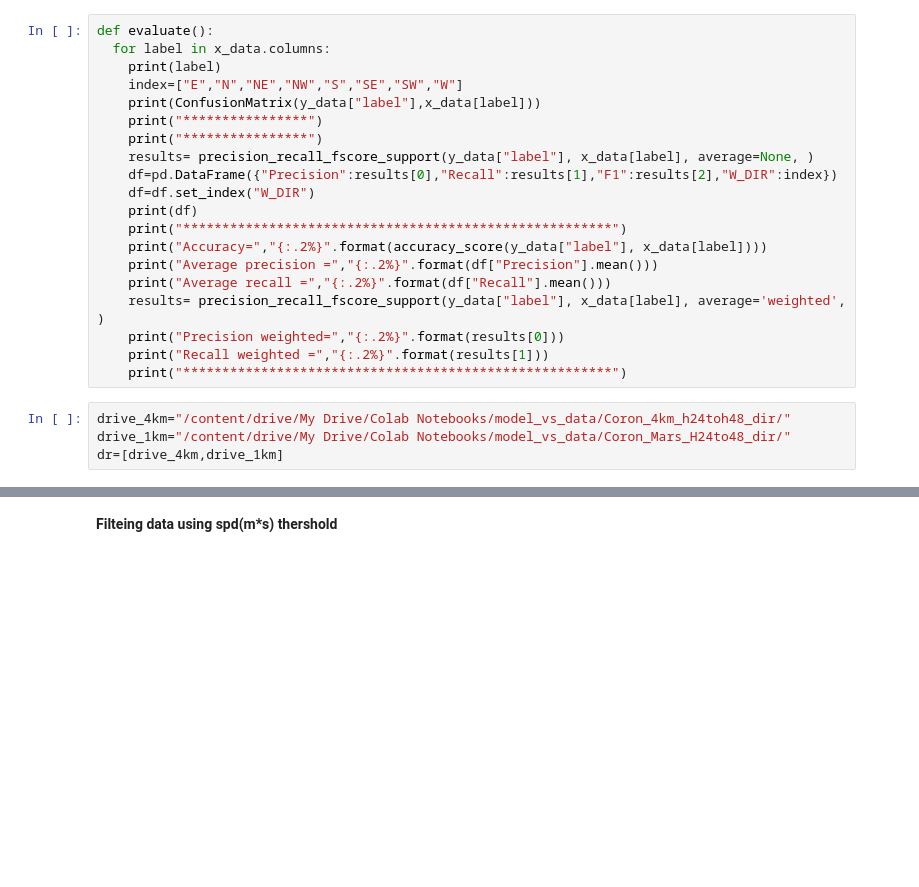
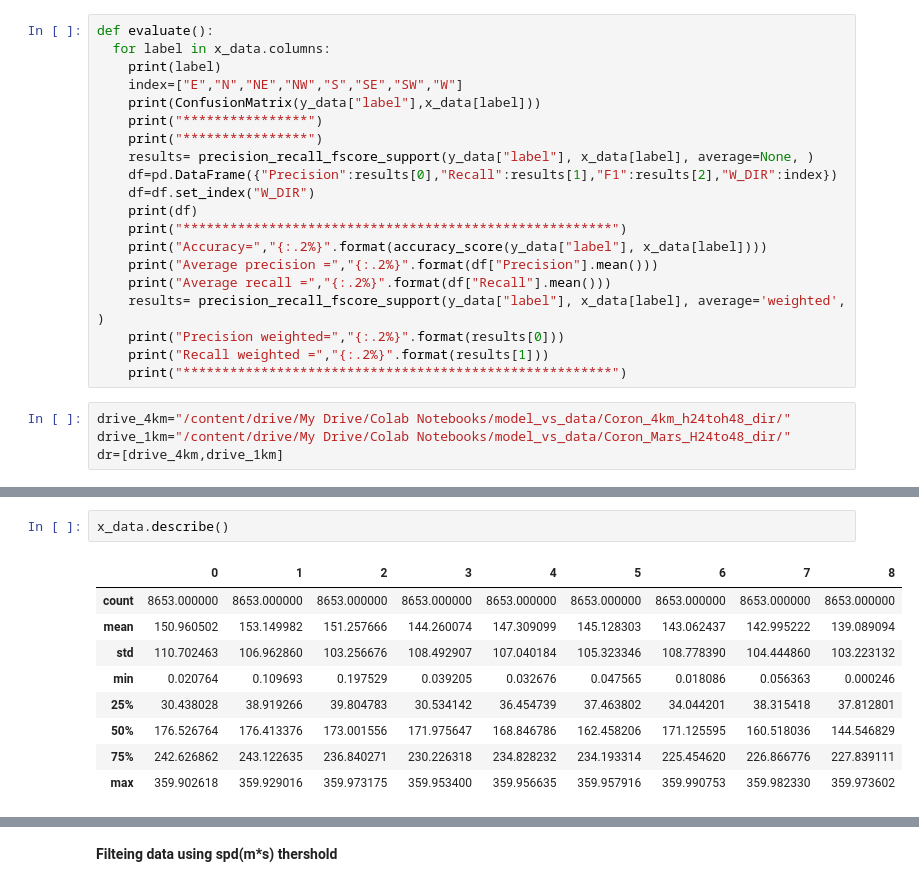
Before and after one commit to granantuin/Model_vs_data_label, a Jupyter notebook: Display_data_model_label.ipynb, the cells around one changed output, grey strips where cells are left out. Cells and saved outputs as stored; diff of their text form; blank space fills up the shorter version.

```diff
--- a/Display_data_model_label.ipynb
+++ b/Display_data_model_label.ipynb
@@ -44,0 +60,12 @@ y_sp["spd"]=y_sp["spd"]/3.6
+# %%
+x_data.describe()
+# %% [output]
+|  | 0 | 1 | 2 | 3 | 4 | 5 | 6 | 7 | 8 |
+| count | 8653.000000 | 8653.000000 | 8653.000000 | 8653.000000 | 8653.000000 | 8653.000000 | 8653.000000 | 8653.000000 | 8653.000000 |
+| mean | 150.960502 | 153.149982 | 151.257666 | 144.260074 | 147.309099 | 145.128303 | 143.062437 | 142.995222 | 139.089094 |
+| std | 110.702463 | 106.962860 | 103.256676 | 108.492907 | 107.040184 | 105.323346 | 108.778390 | 104.444860 | 103.223132 |
+| min | 0.020764 | 0.109693 | 0.197529 | 0.039205 | 0.032676 | 0.047565 | 0.018086 | 0.056363 | 0.000246 |
+| 25% | 30.438028 | 38.919266 | 39.804783 | 30.534142 | 36.454739 | 37.463802 | 34.044201 | 38.315418 | 37.812801 |
+| 50% | 176.526764 | 176.413376 | 173.001556 | 171.975647 | 168.846786 | 162.458206 | 171.125595 | 160.518036 | 144.546829 |
+| 75% | 242.626862 | 243.122635 | 236.840271 | 230.226318 | 234.828232 | 234.193314 | 225.454620 | 226.866776 | 227.839111 |
+| max | 359.902618 | 359.929016 | 359.973175 | 359.953400 | 359.956635 | 359.957916 | 359.990753 | 359.982330 | 359.973602 |
```
Also changed, not shown: parts of 20 cells of this notebook.
